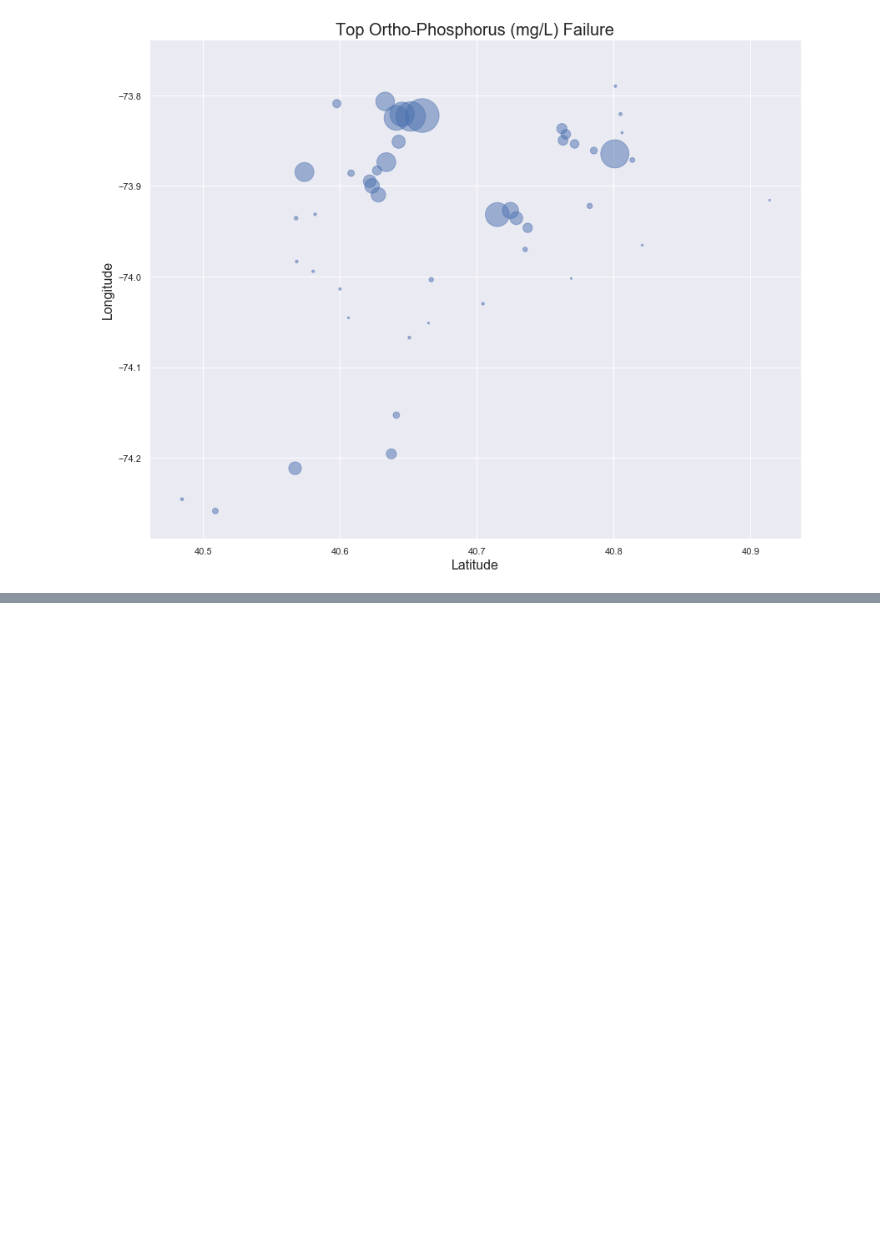
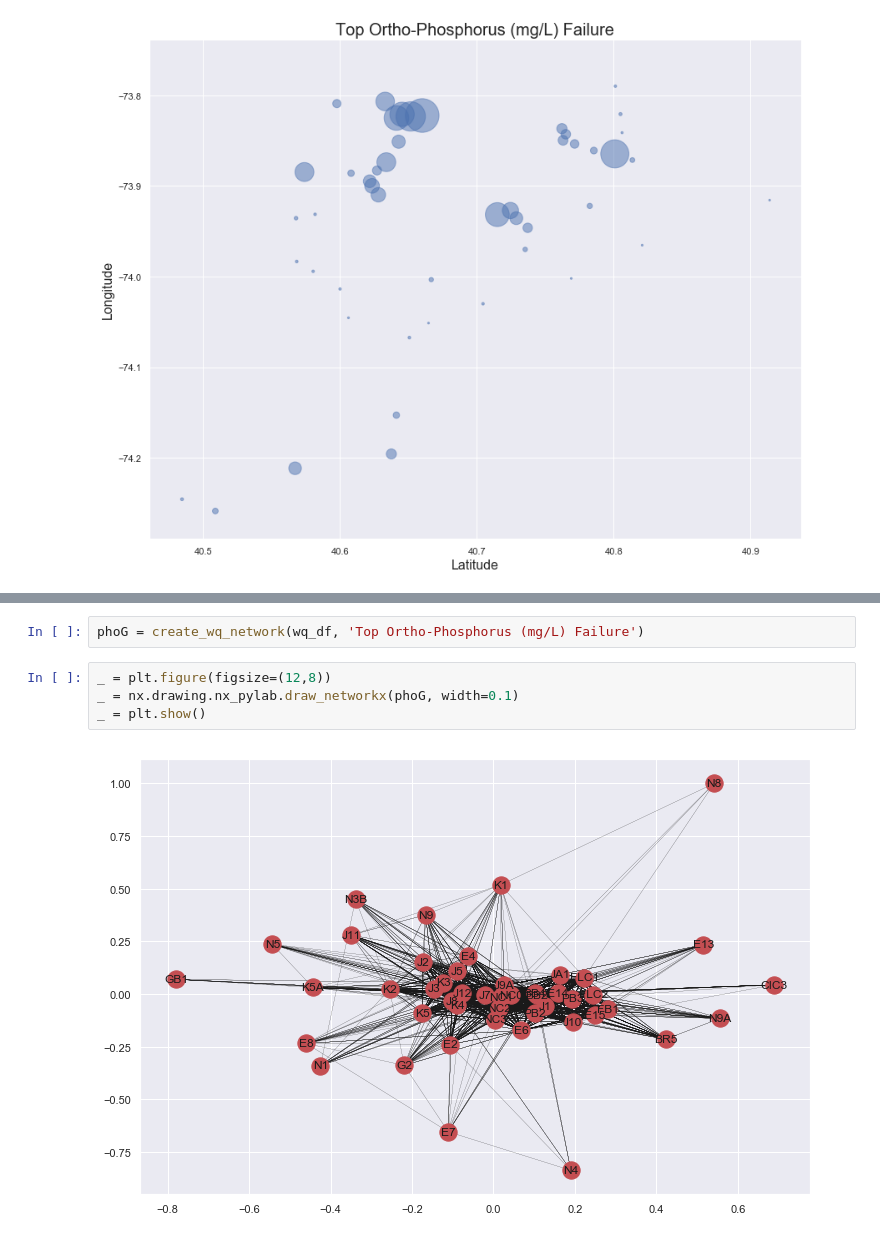
Before and after one commit to dradamski/capstone-two, a Jupyter notebook: notebooks/create_network.ipynb, the cells around one changed output, grey strips where cells are left out. Drawn from its saved outputs; the diff is of its cells as text; blank space fills up the shorter version.

```diff
--- a/notebooks/create_network.ipynb
+++ b/notebooks/create_network.ipynb
@@ -114,0 +133,8 @@ _ = plt.ylabel('Longitude', fontsize=16)
+# %%
+phoG = create_wq_network(wq_df, 'Top Ortho-Phosphorus (mg/L) Failure')
+# %%
+_ = plt.figure(figsize=(12,8))
+_ = nx.drawing.nx_pylab.draw_networkx(phoG, width=0.1)
+_ = plt.show()
+# %% [output]
+[figure, added]
```
Also changed, not shown: parts of 22 cells of this notebook.
